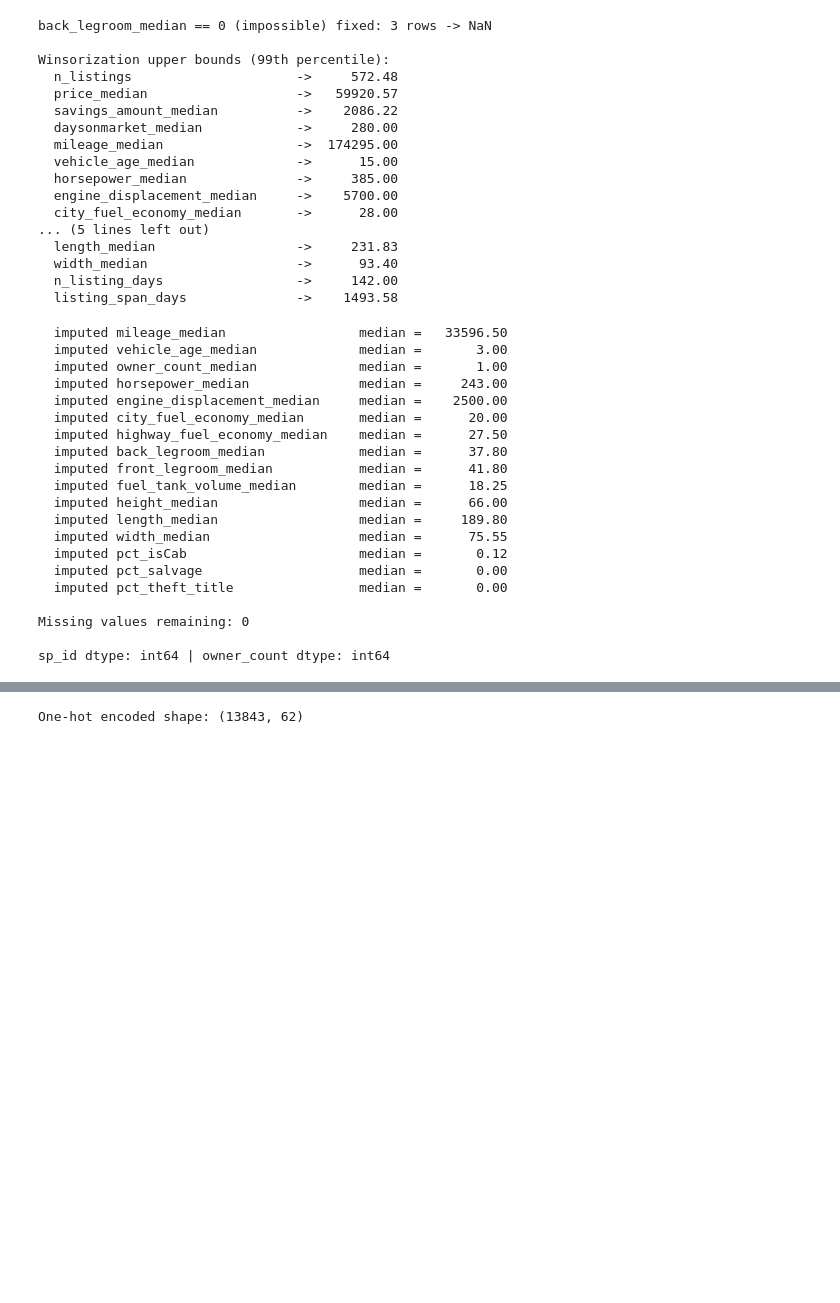
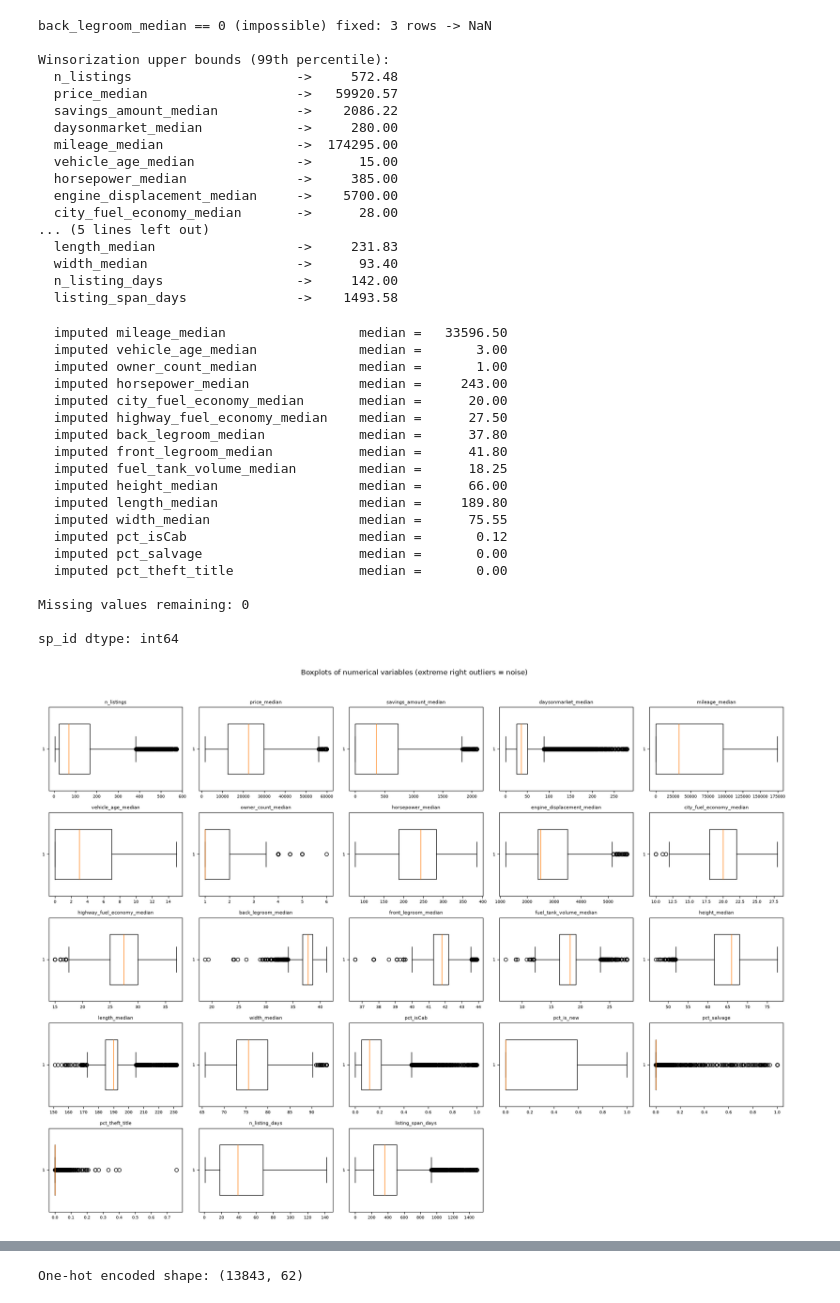
Before and after one commit to iqbalzain99/data-mining_unipi_1_2026, a Jupyter notebook: project/1_man_data_understanding_and_preparation.ipynb, the cells around one changed output, grey strips where cells are left out. Saved outputs shown, nothing was run; the diff lists cells and outputs as text; code cells hidden in the pictures; blank space fills up the shorter version.

```diff
--- a/project/1_man_data_understanding_and_preparation.ipynb
+++ b/project/1_man_data_understanding_and_preparation.ipynb
@@ -745,17 +748,13 @@ for col in df_cleaned.select_dtypes(include=[np.number]).columns:
         df_cleaned[col] = df_cleaned[col].fillna(med)
         print(f'  imputed {col:30s} median = {med:10.2f}')
 
-# owner_count has no NaN left -> back to a plain integer
-df_cleaned['owner_count_median'] = df_cleaned['owner_count_median'].astype('int64')
-
 print('\nMissing values remaining:', df_cleaned.isna().sum().sum())
-print('\nsp_id dtype:', df_cleaned['sp_id'].dtype, '| owner_count dtype:', df_cleaned['owner_count_median'].dtype)
+print('\nsp_id dtype:', df_cleaned['sp_id'].dtype)
 # %% [output]
   imputed mileage_median                 median =   33596.50
   imputed vehicle_age_median             median =       3.00
   imputed owner_count_median             median =       1.00
   imputed horsepower_median              median =     243.00
-  imputed engine_displacement_median     median =    2500.00
   imputed city_fuel_economy_median       median =      20.00
   imputed highway_fuel_economy_median    median =      27.50
   imputed back_legroom_median            median =      37.80
@@ -770,7 +769,25 @@ print('\nsp_id dtype:', df_cleaned['sp_id'].dtype, '| owner_count dtype:', df_cl
 
 Missing values remaining: 0
 
-sp_id dtype: int64 | owner_count dtype: int64
+sp_id dtype: int64
+# %%
+# Boxplots reveal the severe right tails / injected noise
+cont = [c for c in numerical_cols if c != 'year_median']
+ncols = 5
+nrows = int(np.ceil(len(cont) / ncols))
+fig, axes = plt.subplots(nrows, ncols, figsize=(18, nrows * 2.6))
+axes = axes.ravel()
+for ax, col in zip(axes, cont):
+    ax.boxplot(df_cleaned[col].dropna(), orientation='horizontal', widths=0.6)
+    ax.set_title(col, fontsize=8)
+    ax.tick_params(labelsize=7)
+for ax in axes[len(cont):]:
+    ax.axis('off')
+plt.suptitle('Boxplots of numerical variables (extreme right outliers = noise)', y=1.02)
+plt.tight_layout()
+plt.show()
+# %% [output]
+[figure, added]
 # %% [markdown]
 ## 1.4 Variables Transformation
 
```
Also changed, not shown: parts of 31 cells of this notebook.
